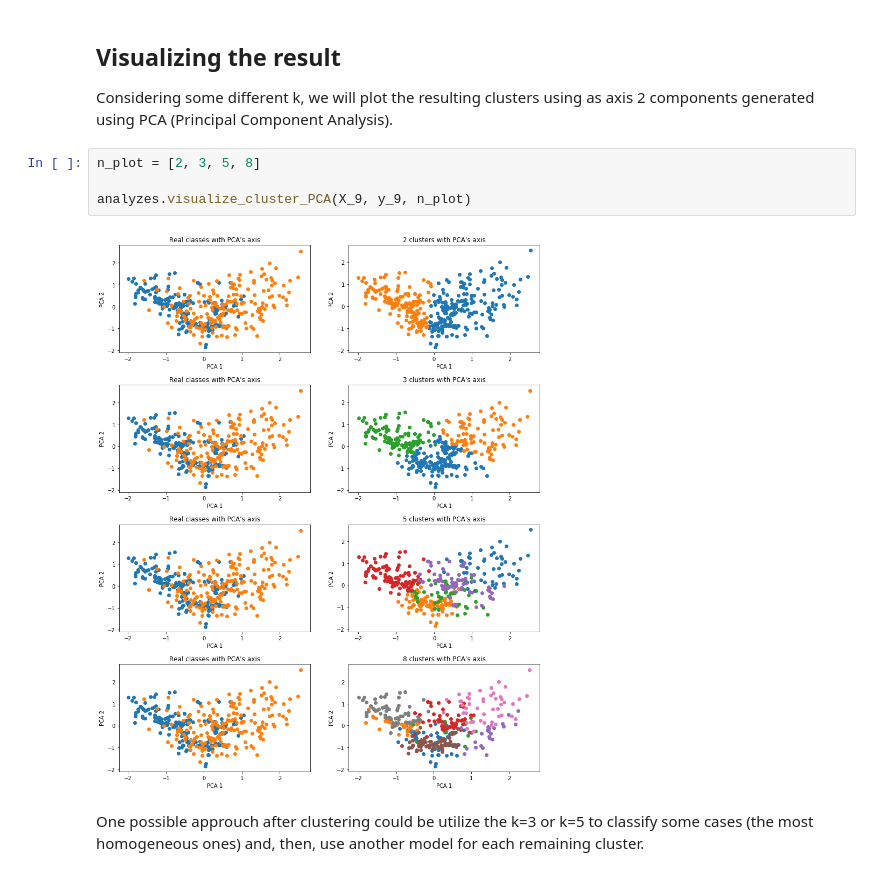
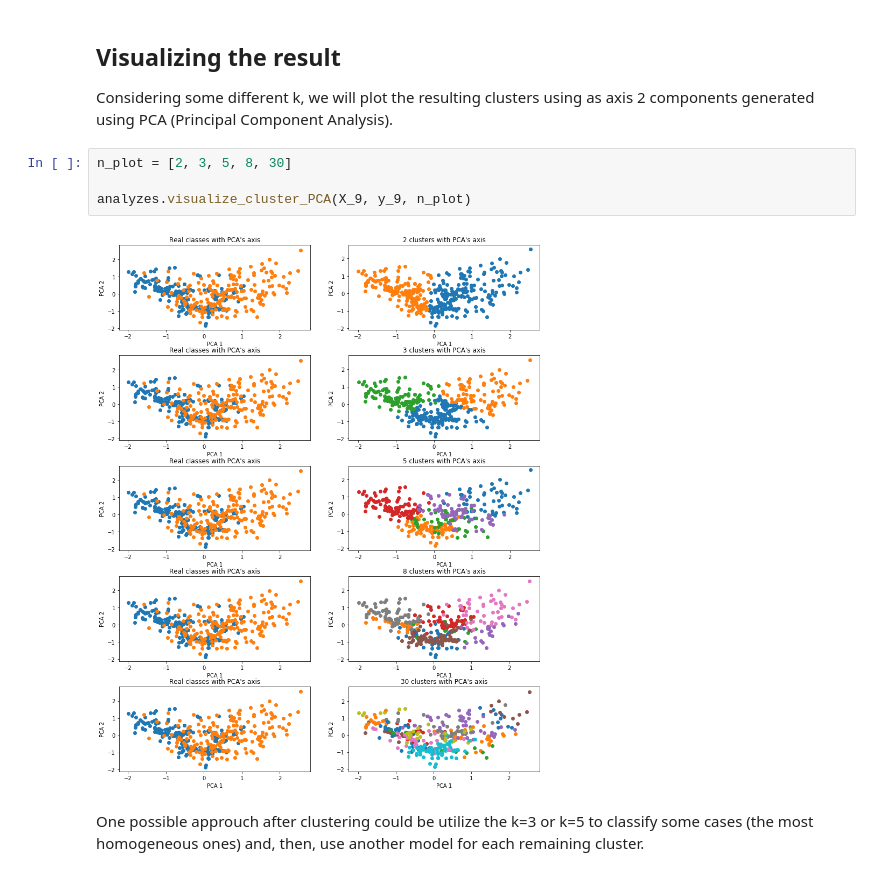
Before and after one commit to RenanNunes/Data_Science_Project_IST, a Jupyter notebook: parkinson_diasease/07_Clustering.ipynb, the cells around one changed output. Drawn from its saved outputs; the diff is of its cells as text.

```diff
--- a/parkinson_diasease/07_Clustering.ipynb
+++ b/parkinson_diasease/07_Clustering.ipynb
@@ -67,10 +67,10 @@ The calculation of the Rand Score considers the number of records from the same
 
 Considering some different k, we will plot the resulting clusters using as axis 2 components generated using PCA (Principal Component Analysis).
 # %%
-n_plot = [2, 3, 5, 8]
+n_plot = [2, 3, 5, 8, 30]
 
 analyzes.visualize_cluster_PCA(X_9, y_9, n_plot)
 # %% [output]
-[figure, old version]
+[figure, new version]
 # %% [markdown]
 One possible approuch after clustering could be utilize the k=3 or k=5 to classify some cases (the most homogeneous ones) and, then, use another model for each remaining cluster.
```
Also changed, not shown: parts of 10 cells of this notebook, 1 other file.
